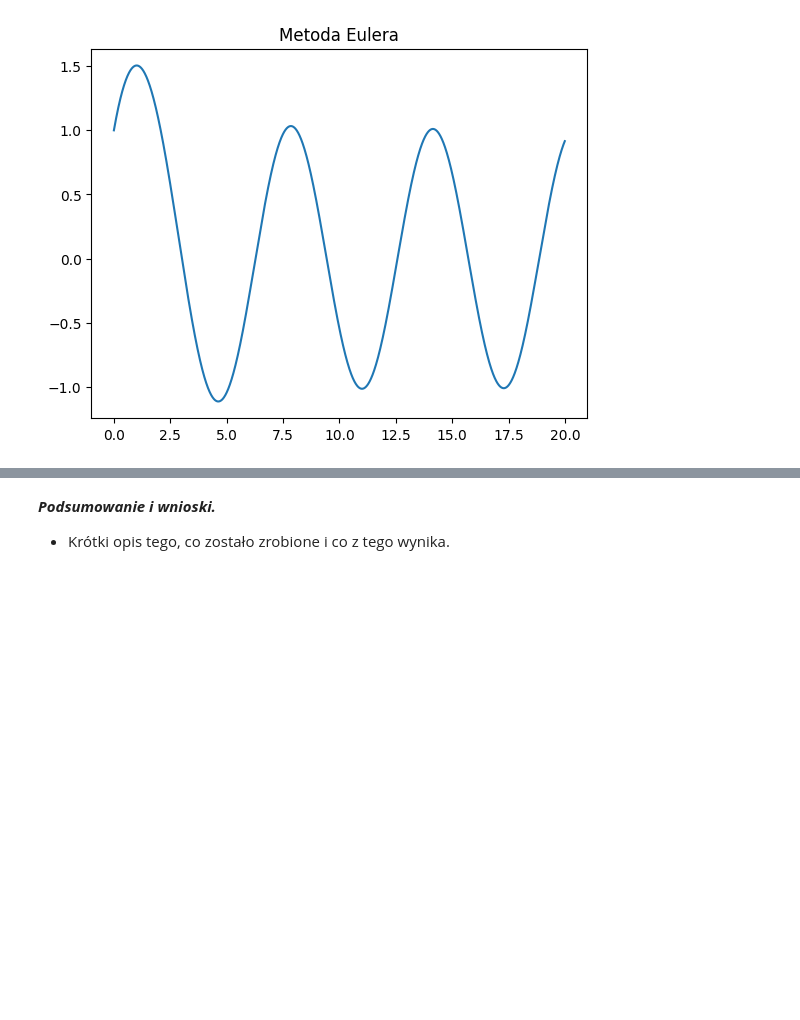
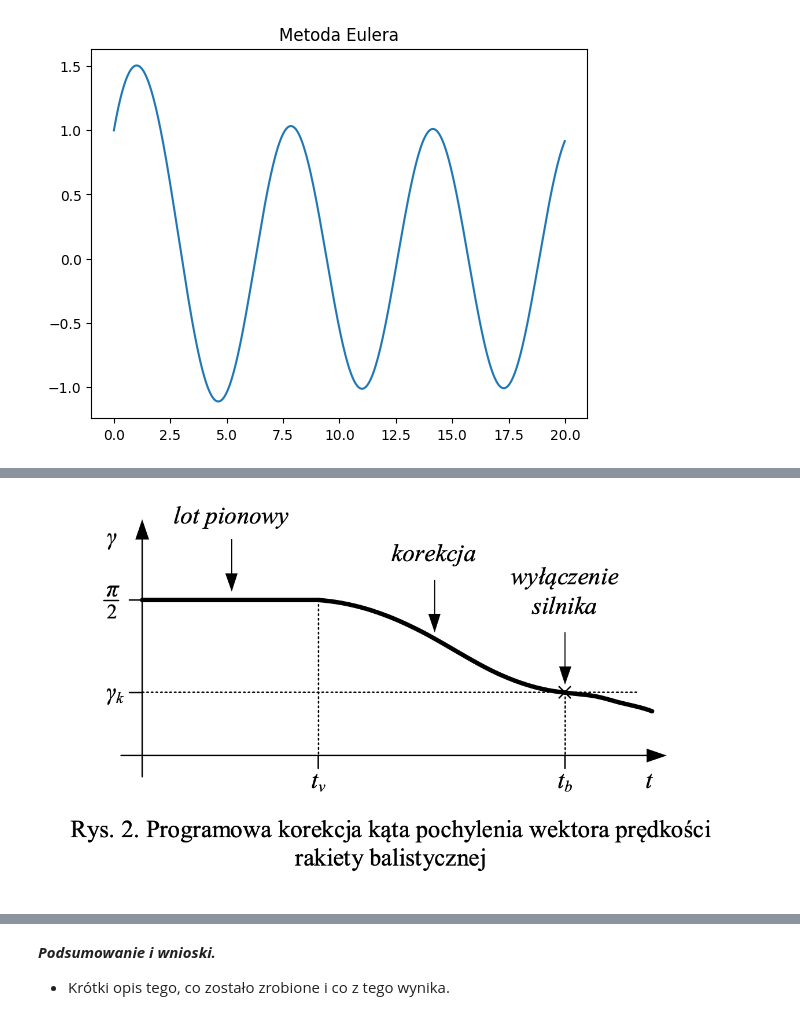
Before and after one commit to MariaNowacka/projekt_rozniczki, a Jupyter notebook: Cieslik_Nowacka.ipynb, the cells around one changed output, grey strips where cells are left out. Drawn from its saved outputs; the diff is of its cells as text; code cells hidden in the pictures; blank space fills up the shorter version.

```diff
--- a/Cieslik_Nowacka.ipynb
+++ b/Cieslik_Nowacka.ipynb
@@ -190,0 +263,4 @@ py.show()
+# %%
+Image("rys.2.png")
+# %% [output]
+[figure, added]
```
Also changed, not shown: parts of 31 cells of this notebook.
